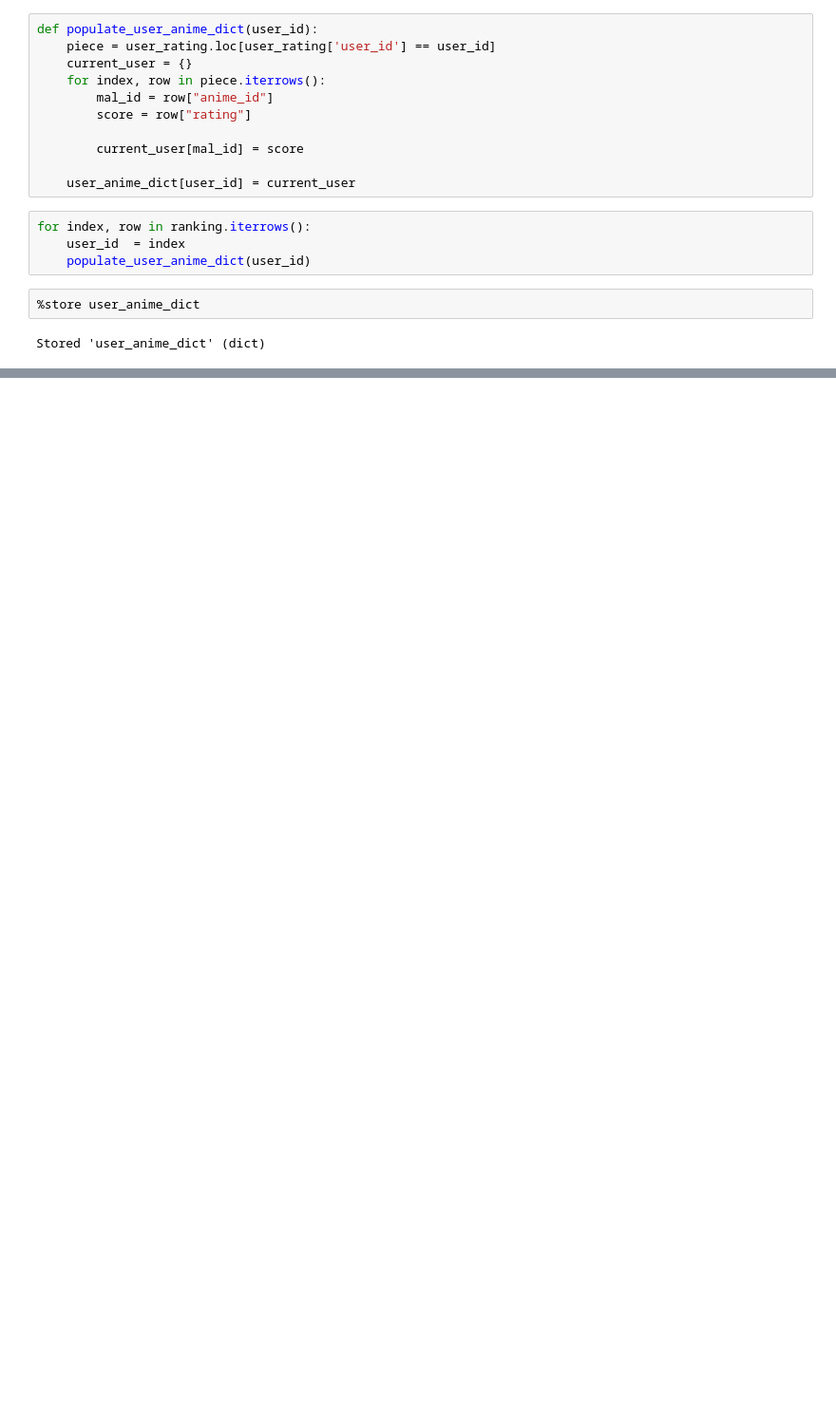
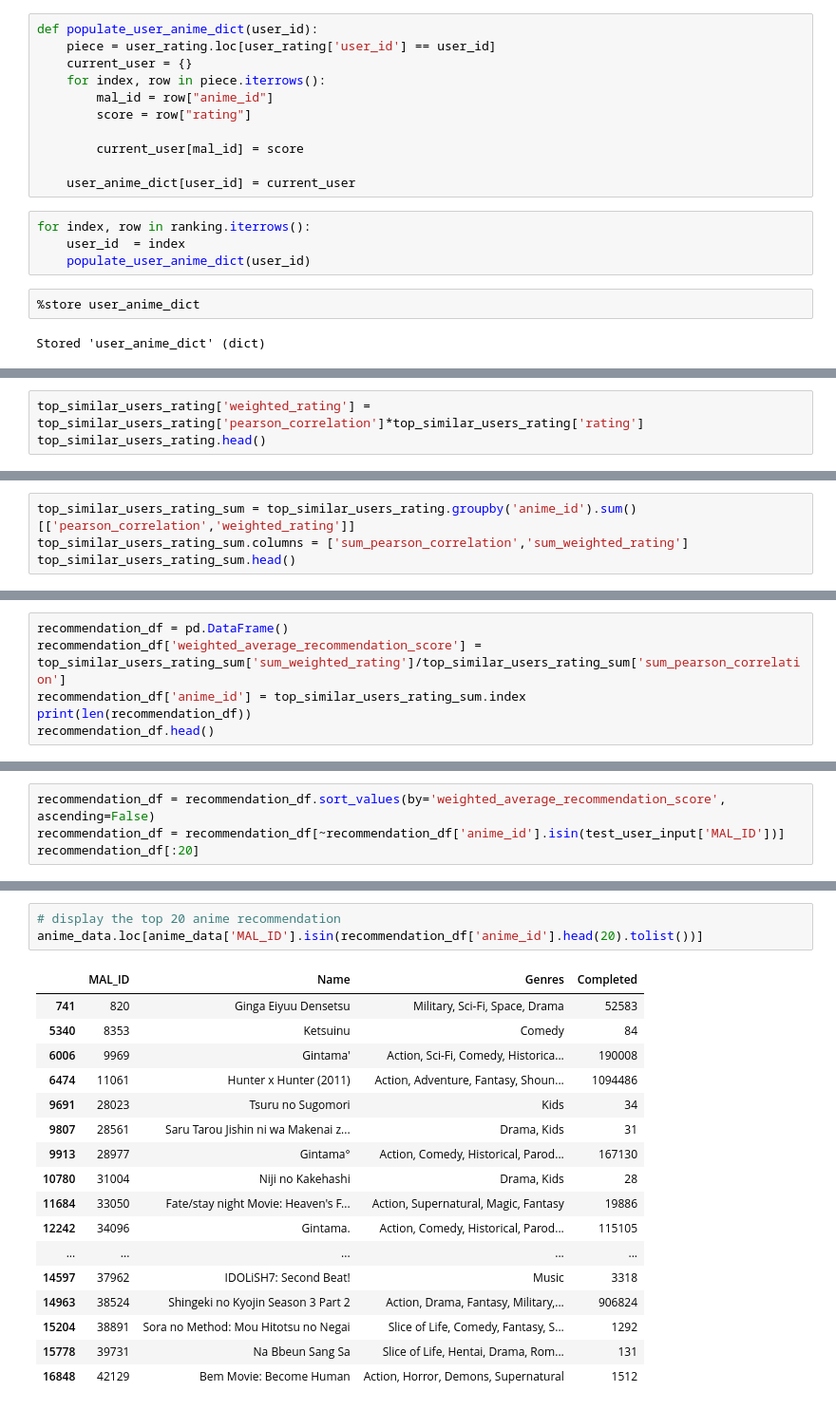
Before and after one commit to jshen1110/anime_recommendation, a Jupyter notebook: unsupervised_knn.ipynb, the cells around one changed output, grey strips where cells are left out. Shown: that part at 95% size. Drawn from its saved outputs; the diff is of its cells as text; blank space fills up the shorter version.

```diff
--- a/unsupervised_knn.ipynb
+++ b/unsupervised_knn.ipynb
@@ -70,0 +183,3 @@ user_subset_group.get_group(478)[:5]
+# %%
+top_similar_users_rating['weighted_rating'] = top_similar_users_rating['pearson_correlation']*top_similar_users_rating['rating']
+top_similar_users_rating.head()
@@ -70,0 +193,4 @@ user_subset_group.get_group(478)[:5]
+# %%
+top_similar_users_rating_sum = top_similar_users_rating.groupby('anime_id').sum()[['pearson_correlation','weighted_rating']]
+top_similar_users_rating_sum.columns = ['sum_pearson_correlation','sum_weighted_rating']
+top_similar_users_rating_sum.head()
@@ -70,0 +205,6 @@ user_subset_group.get_group(478)[:5]
+# %%
+recommendation_df = pd.DataFrame()
+recommendation_df['weighted_average_recommendation_score'] = top_similar_users_rating_sum['sum_weighted_rating']/top_similar_users_rating_sum['sum_pearson_correlation']
+recommendation_df['anime_id'] = top_similar_users_rating_sum.index
+print(len(recommendation_df))
+recommendation_df.head()
@@ -70,0 +220,4 @@ user_subset_group.get_group(478)[:5]
+# %%
+recommendation_df = recommendation_df.sort_values(by='weighted_average_recommendation_score', ascending=False)
+recommendation_df = recommendation_df[~recommendation_df['anime_id'].isin(test_user_input['MAL_ID'])]
+recommendation_df[:20]
@@ -70,0 +266,21 @@ user_subset_group.get_group(478)[:5]
+# %%
+# display the top 20 anime recommendation
+anime_data.loc[anime_data['MAL_ID'].isin(recommendation_df['anime_id'].head(20).tolist())]
+# %% [output]
+|  | MAL_ID | Name | Genres | Completed |
+| 741 | 820 | Ginga Eiyuu Densetsu | Military, Sci-Fi, Space, Drama | 52583 |
+| 5340 | 8353 | Ketsuinu | Comedy | 84 |
+| 6006 | 9969 | Gintama' | Action, Sci-Fi, Comedy, Historica... | 190008 |
+| 6474 | 11061 | Hunter x Hunter (2011) | Action, Adventure, Fantasy, Shoun... | 1094486 |
+| 9691 | 28023 | Tsuru no Sugomori | Kids | 34 |
+| 9807 | 28561 | Saru Tarou Jishin ni wa Makenai z... | Drama, Kids | 31 |
+| 9913 | 28977 | Gintama° | Action, Comedy, Historical, Parod... | 167130 |
+| 10780 | 31004 | Niji no Kakehashi | Drama, Kids | 28 |
+| 11684 | 33050 | Fate/stay night Movie: Heaven's F... | Action, Supernatural, Magic, Fantasy | 19886 |
+| 12242 | 34096 | Gintama. | Action, Comedy, Historical, Parod... | 115105 |
+| ... | ... | ... | ... | ... |
+| 14597 | 37962 | IDOLiSH7: Second Beat! | Music | 3318 |
+| 14963 | 38524 | Shingeki no Kyojin Season 3 Part 2 | Action, Drama, Fantasy, Military,... | 906824 |
+| 15204 | 38891 | Sora no Method: Mou Hitotsu no Negai | Slice of Life, Comedy, Fantasy, S... | 1292 |
+| 15778 | 39731 | Na Bbeun Sang Sa | Slice of Life, Hentai, Drama, Rom... | 131 |
+| 16848 | 42129 | Bem Movie: Become Human | Action, Horror, Demons, Supernatural | 1512 |
```
Also changed, not shown: parts of 28 cells of this notebook.
